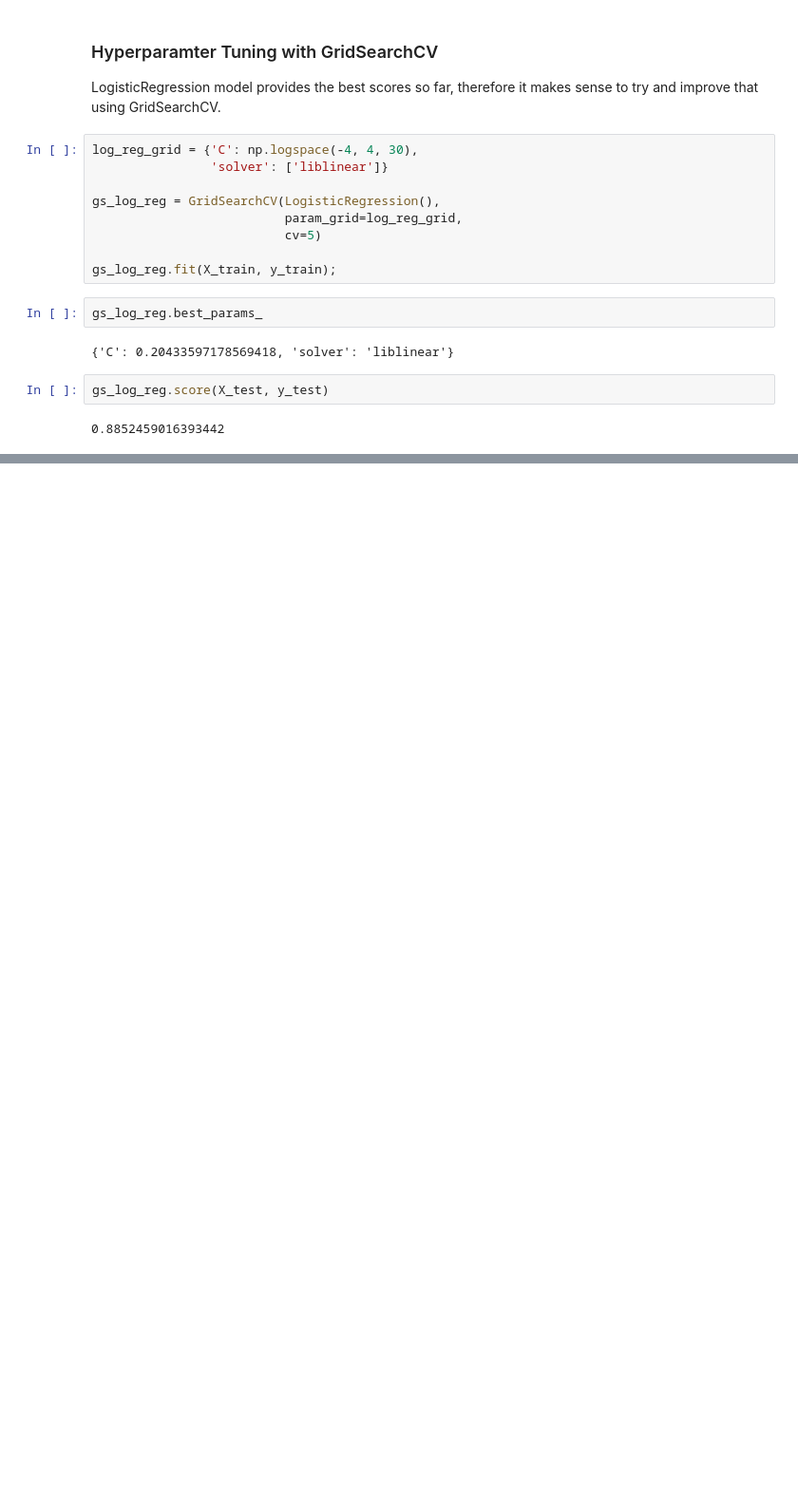
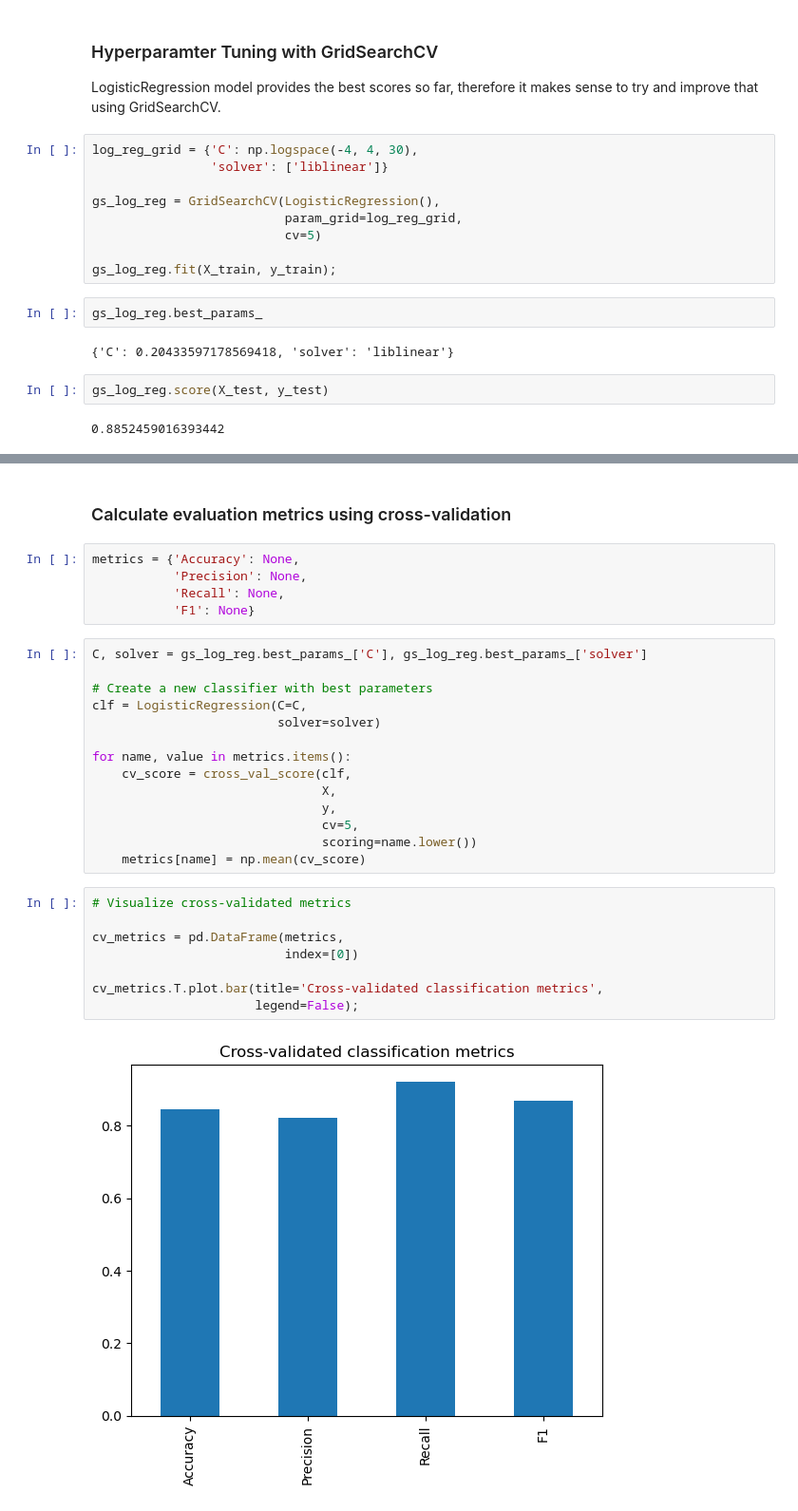
Before and after one commit to mlnbk/heart_disease, a Jupyter notebook: heart-disease-classification.ipynb, the cells around one changed output, grey strips where cells are left out. Shown: that part at 95% size. Saved outputs shown, nothing was run; the diff lists cells and outputs as text; blank space fills up the shorter version.

```diff
--- a/heart-disease-classification.ipynb
+++ b/heart-disease-classification.ipynb
@@ -582,0 +639,31 @@ gs_log_reg.score(X_test, y_test)
+# %% [markdown]
+### Calculate evaluation metrics using cross-validation
+# %%
+metrics = {'Accuracy': None,
+           'Precision': None,
+           'Recall': None,
+           'F1': None}
+# %%
+C, solver = gs_log_reg.best_params_['C'], gs_log_reg.best_params_['solver']
+
+# Create a new classifier with best parameters
+clf = LogisticRegression(C=C,
+                         solver=solver)
+
+for name, value in metrics.items():
+    cv_score = cross_val_score(clf,
+                               X,
+                               y,
+                               cv=5,
+                               scoring=name.lower())
+    metrics[name] = np.mean(cv_score)
+# %%
+# Visualize cross-validated metrics
+
+cv_metrics = pd.DataFrame(metrics,
+                          index=[0])
+
+cv_metrics.T.plot.bar(title='Cross-validated classification metrics',
+                      legend=False);
+# %% [output]
+[figure, added]
```
Also changed, not shown: parts of 18 cells of this notebook.
